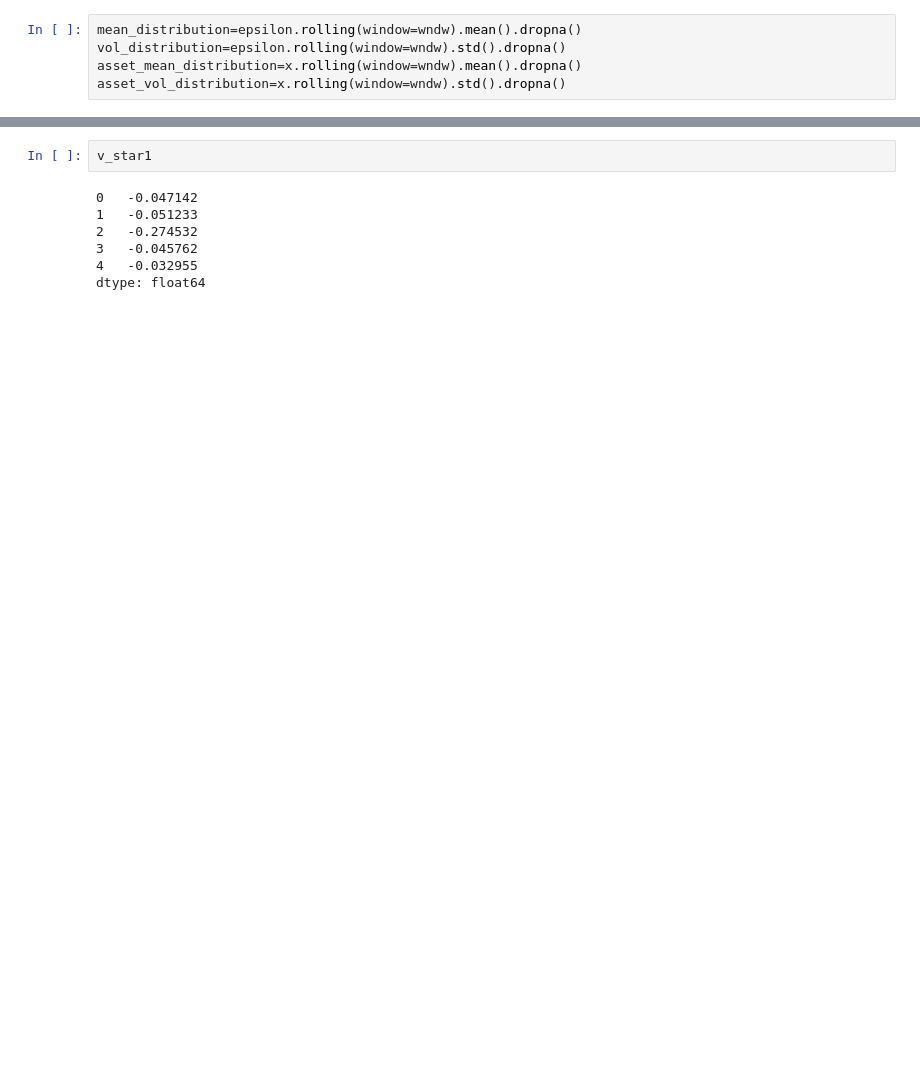
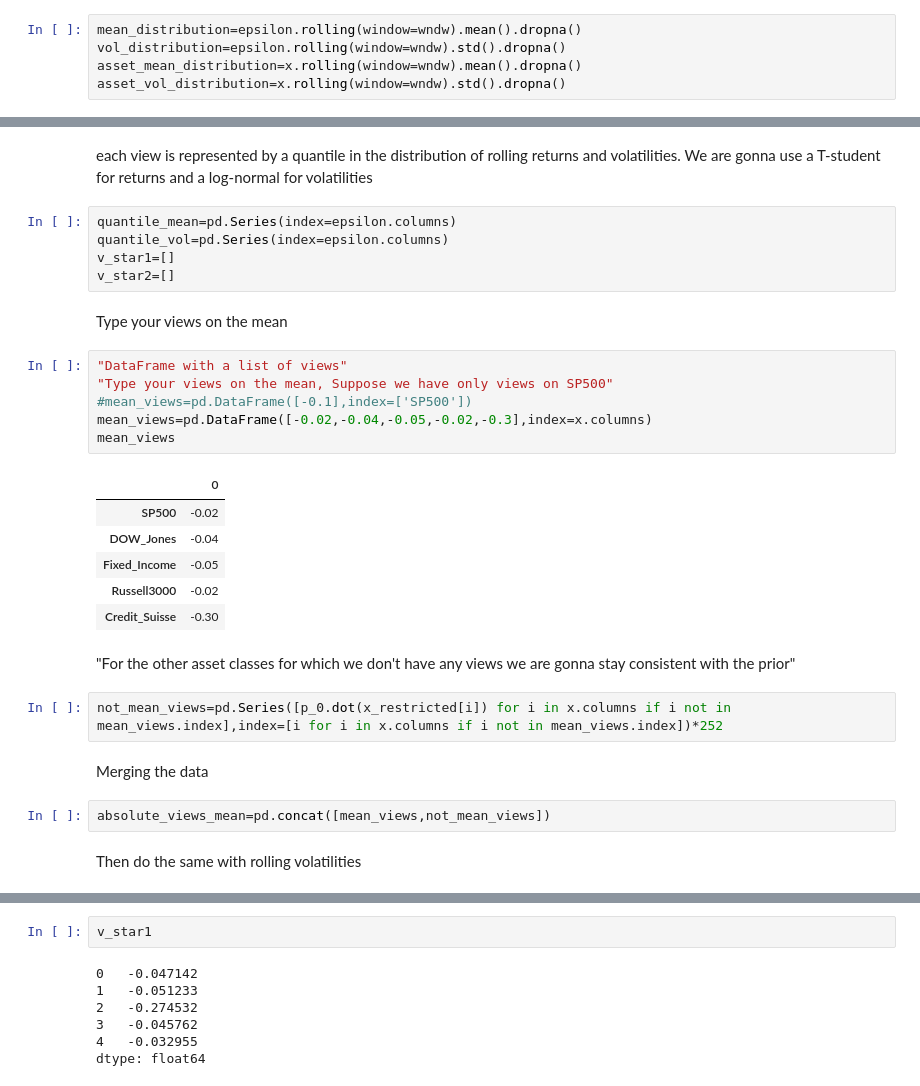
Before and after one commit to LucaDaquanno/Conditional-Monte-Carlo, a Jupyter notebook: Entropy_pool_prob_300323.ipynb, the cells around one changed output, grey strips where cells are left out. Cells and saved outputs as stored; diff of their text form; blank space fills up the shorter version.

```diff
--- a/Entropy_pool_prob_300323.ipynb
+++ b/Entropy_pool_prob_300323.ipynb
@@ -331,0 +334,32 @@ asset_vol_distribution=x.rolling(window=wndw).std().dropna()
+# %% [markdown]
+each view is represented by a quantile in the distribution of rolling returns and volatilities. We are gonna use a T-student for returns and a log-normal for volatilities
+# %%
+quantile_mean=pd.Series(index=epsilon.columns)
+quantile_vol=pd.Series(index=epsilon.columns)
+v_star1=[]
+v_star2=[]
+# %% [markdown]
+Type your views on the mean
+# %%
+"DataFrame with a list of views"
+"Type your views on the mean, Suppose we have only views on SP500"
+#mean_views=pd.DataFrame([-0.1],index=['SP500'])
+mean_views=pd.DataFrame([-0.02,-0.04,-0.05,-0.02,-0.3],index=x.columns)
+mean_views
+# %% [output]
+|  | 0 |
+| SP500 | -0.02 |
+| DOW_Jones | -0.04 |
+| Fixed_Income | -0.05 |
+| Russell3000 | -0.02 |
+| Credit_Suisse | -0.30 |
+# %% [markdown]
+"For the other asset classes for which we don't have any views we are gonna stay consistent with the prior"
+# %%
+not_mean_views=pd.Series([p_0.dot(x_restricted[i]) for i in x.columns if i not in mean_views.index],index=[i for i in x.columns if i not in mean_views.index])*252
+# %% [markdown]
+Merging the data
+# %%
+absolute_views_mean=pd.concat([mean_views,not_mean_views])
+# %% [markdown]
+Then do the same with rolling volatilities
```
Also changed, not shown: parts of 22 cells of this notebook.
